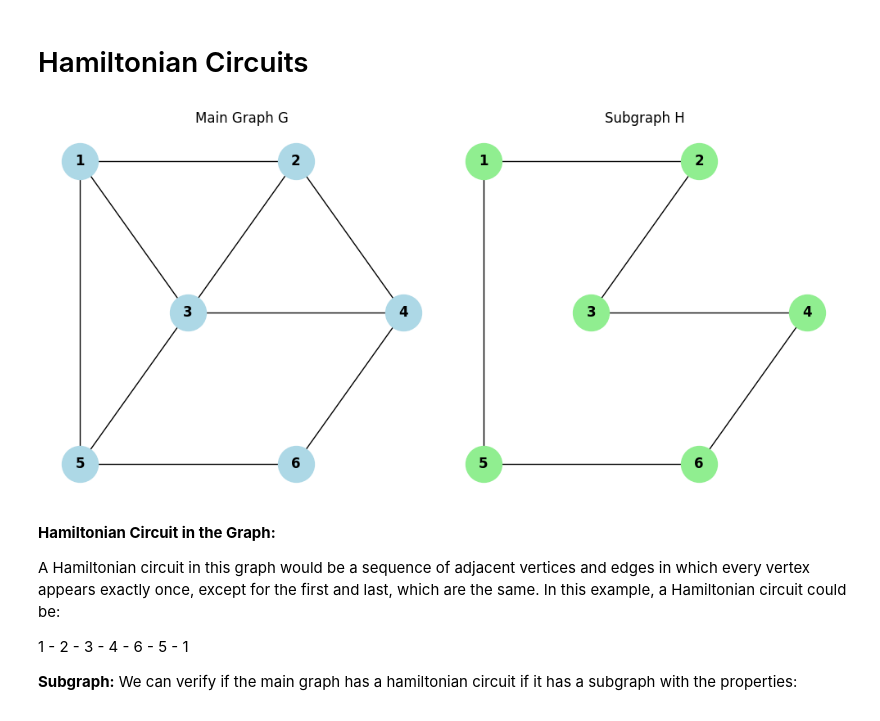
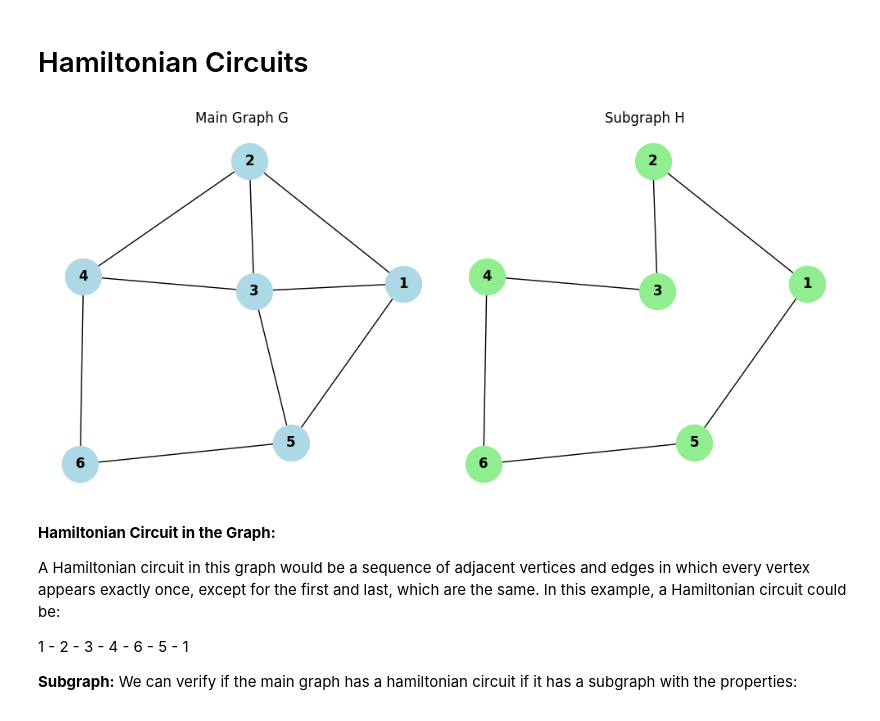
Before and after one commit to Renee-P/Discrete_Math_2, a Jupyter notebook: Assignments/Lecture_3-Pintor.ipynb, the cells around one changed output. Drawn from its saved outputs; the diff is of its cells as text; code cells hidden in the pictures.

```diff
--- a/Assignments/Lecture_3-Pintor.ipynb
+++ b/Assignments/Lecture_3-Pintor.ipynb
@@ -711,45 +631,37 @@ plt.show()
 # %%
 import matplotlib.pyplot as plt
 import networkx as nx
 
-# Create the main graph object
 G = nx.Graph()
 
-# Add nodes to the graph
 G.add_nodes_from([1, 2, 3, 4, 5, 6])
 
-# Define the edges of the graph
 edgelist = [(1, 2), (1, 3), (1, 5), (2, 3), (2, 4), (3, 4), (3, 5), (4, 6), (5, 6)]
 
-# Add the edges to the graph
 G.add_edges_from(edgelist)
 
-# Draw the main graph
+pos = nx.spring_layout(G)
+
 plt.figure(figsize=(10, 5))
 plt.subplot(121)
 nx.draw(G, pos=pos, with_labels=True, node_color='lightblue', node_size=1000, font_size=12, font_weight='bold')
 plt.title("Main Graph G")
 
-# Create a subgraph with Hamiltonian circuit properties
-H = G.copy()  # Create a copy of the main graph
+H = G.copy()
 
-# Define the edges to keep in the subgraph
 edges_to_keep = [(1, 2), (1, 5), (2, 3), (3, 4), (4, 6), (5, 6)]
 
-# Remove edges not part of the Hamiltonian circuit
 edges_to_remove = set(G.edges()) - set(edges_to_keep)
 H.remove_edges_from(edges_to_remove)
 
-# Draw the subgraph H
 plt.subplot(122)
 nx.draw(H, pos=pos, with_labels=True, node_color='lightgreen', node_size=1000, font_size=12, font_weight='bold')
 plt.title("Subgraph H")
 
-# Display the main graph and the subgraph H
 plt.tight_layout()
 plt.show()
 # %% [output]
-[figure, old version]
+[figure, new version]
 # %% [markdown]
 **Hamiltonian Circuit in the Graph:**
 
```
Also changed, not shown: parts of 16 cells of this notebook.
